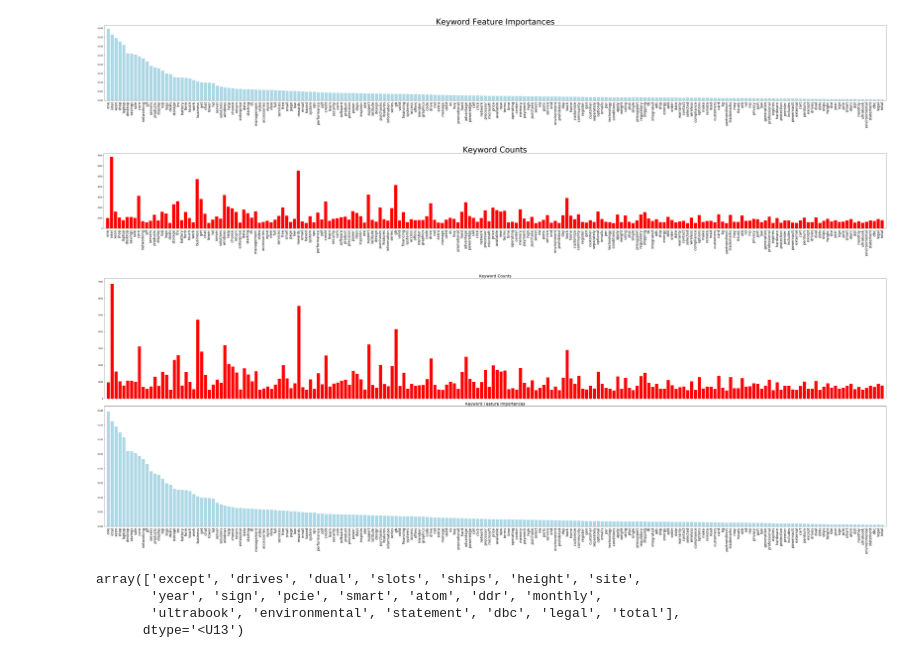
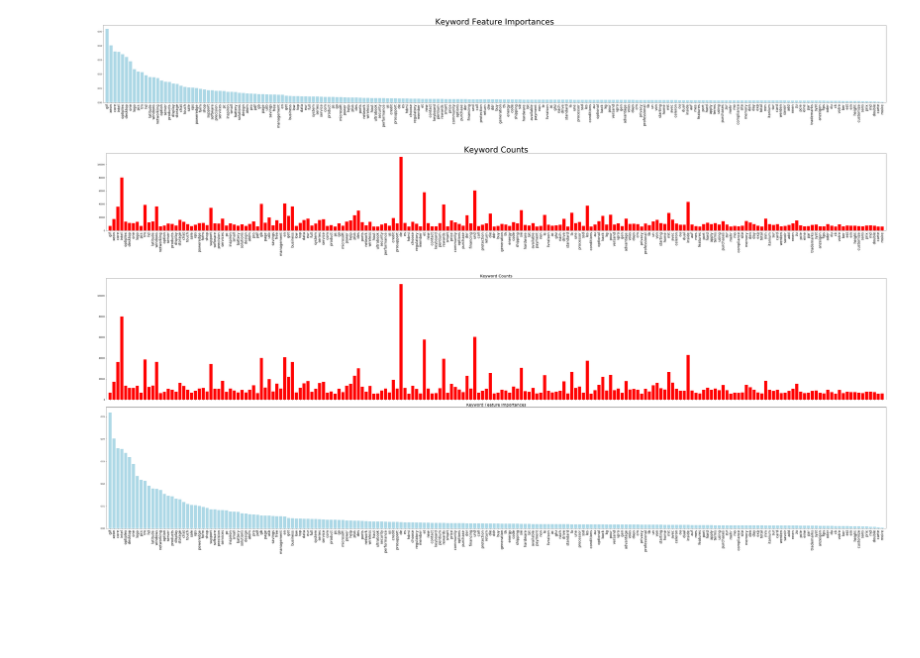
Before and after one commit to lorian/website-tags, a Jupyter notebook: SupervisedLearning_RandomForest.ipynb, the cells around one changed output. Cells and saved outputs as stored; diff of their text form; code cells hidden in the pictures; blank space fills up the shorter version.

```diff
--- a/SupervisedLearning_RandomForest.ipynb
+++ b/SupervisedLearning_RandomForest.ipynb
@@ -54,0 +14,3 @@ words_count=np.sum(words_features,axis=0)
+# %%
+df=pd.read_csv('bagofwords.csv')
+df.head()
@@ -54,0 +25,8 @@ words_count=np.sum(words_features,axis=0)
+# %%
+X_train=df.iloc[:,2:]
+labels=df.loc[:,'labels'].values
+le=LabelEncoder()
+y_train=le.fit_transform(labels)
+dictlabels=dict(zip(y_train,labels))
+print(dictlabels)
+print(X_train.shape)
@@ -58,7 +39,7 @@ scores_std=[]
 N_trees=[5,10,20,30,40,50,100,150,200]
 for n_tree in N_trees:
     randomforest=RandomForestClassifier(n_estimators=n_tree,n_jobs=-1)
-    score=cross_val_score(estimator=randomforest,X=words_features,y=y_train,cv=5,n_jobs=-1)
+    score=cross_val_score(estimator=randomforest,X=X_train,y=y_train,cv=10,n_jobs=-1)
     scores.append(np.mean(score))
     scores_std.append(np.std(score))
 # %%
@@ -125,44 +60,39 @@ labeldict
 # %%
-randomforest.fit(words_features,y_train)
+randomforest.fit(X_train,y_train)
 importances = randomforest.feature_importances_
-indicesword=np.argsort(importances)[::-1]
+indices=np.argsort(importances)[::-1]
+
+words_count=np.sum(X_train,axis=0)
 # %%
 fig=plt.figure(figsize=(56,8))
 tmp=200
 plt.title('Keyword Feature Importances', fontsize = 40)
-plt.bar(range(len(key_words[:tmp])),importances[indicesword][:tmp],color='lightblue',align='center')
-plt.xticks(range(len(key_words[:tmp])),np.array(key_words)[indicesword][:tmp],rotation=90,fontsize=18)
+plt.bar(range(len(df.columns[2:][:tmp])),importances[indices][:tmp],color='lightblue',align='center')
+plt.xticks(range(len(df.columns[2:][:tmp])),np.array(df.columns[2:])[indices][:tmp],rotation=90,fontsize=18)
 plt.tight_layout()
 plt.xlim(-1,tmp)
 plt.show()
 # %% [output]
-[figure, old version]
+[figure, new version]
 # %%
 fig=plt.figure(figsize=(56,8))
 plt.title('Keyword Counts', fontsize = 40)
-plt.bar(range(len(key_words[:tmp])),np.array(words_count)[indicesword][:tmp],color='red',align='center')
-plt.xticks(range(len(key_words[:tmp])),np.array(key_words)[indicesword][:tmp],rotation=90,fontsize=18)
+plt.bar(range(len(df.columns[2:][:tmp])),words_count[indices][:tmp],color='red',align='center')
+plt.xticks(range(len(df.columns[2:][:tmp])),np.array(df.columns[2:])[indices][:tmp],rotation=90,fontsize=18)
 plt.tight_layout()
 plt.xlim(-1,tmp)
 plt.show()
 # %% [output]
-[figure, old version]
+[figure, new version]
 # %%
 fig, ax = plt.subplots(nrows=2,ncols=1, figsize=(56,20),sharex=True)
-ax[1].bar(range(len(key_words[:tmp])),importances[indicesword][:tmp],color='lightblue',align='center')
+ax[1].bar(range(len(df.columns[2:][:tmp])),importances[indices][:tmp],color='lightblue',align='center')
 ax[1].set_title('Keyword Feature Importances', fontsize=20)
 ax[0].set_title('Keyword Counts',fontsize=20)
-ax[0].bar(range(len(key_words[:tmp])),words_count[indicesword][:tmp],color='red',align='center')
-plt.xticks(range(len(key_words[:tmp])),np.array(key_words)[indicesword][:tmp],rotation=90,fontsize=18)
+ax[0].bar(range(len(df.columns[2:][:tmp])),words_count[indices][:tmp],color='red',align='center')
+plt.xticks(range(len(df.columns[2:][:tmp])),np.array(df.columns[2:])[indices][:tmp],rotation=90,fontsize=18)
 plt.tight_layout()
 plt.xlim(-1,tmp)
 plt.show()
 # %% [output]
-[figure, old version]
+[figure, new version]
-# %%
-np.array(key_words)[indicesword][-20:]
-# %% [output]
-array(['except', 'drives', 'dual', 'slots', 'ships', 'height', 'site',
-       'year', 'sign', 'pcie', 'smart', 'atom', 'ddr', 'monthly',
-       'ultrabook', 'environmental', 'statement', 'dbc', 'legal', 'total'],
-      dtype='<U13')
```
Also changed, not shown: parts of 12 cells of this notebook, 4 other files.
